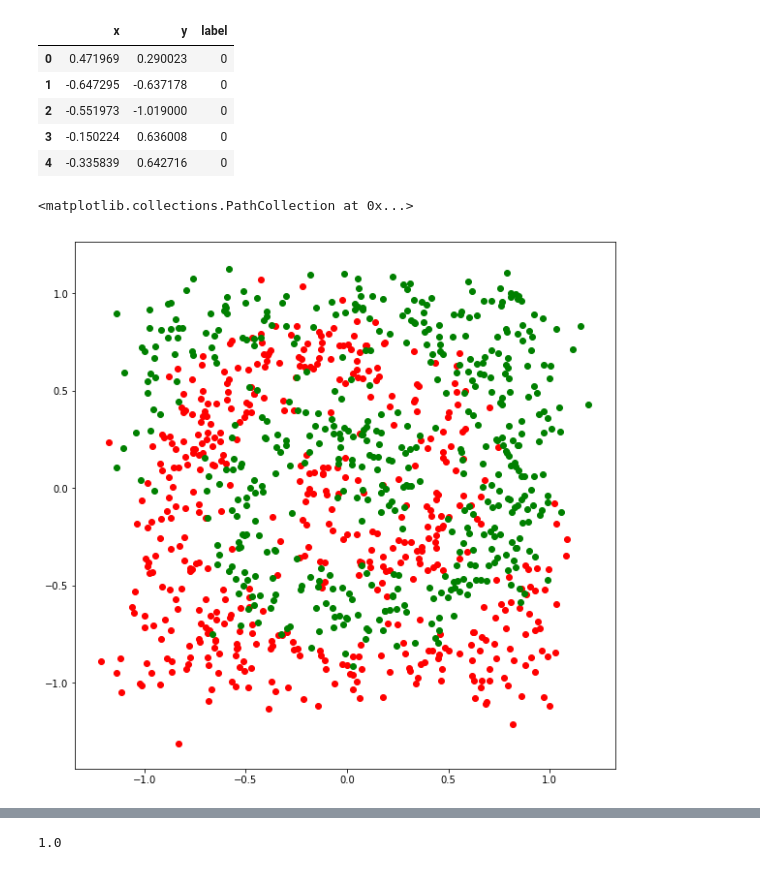
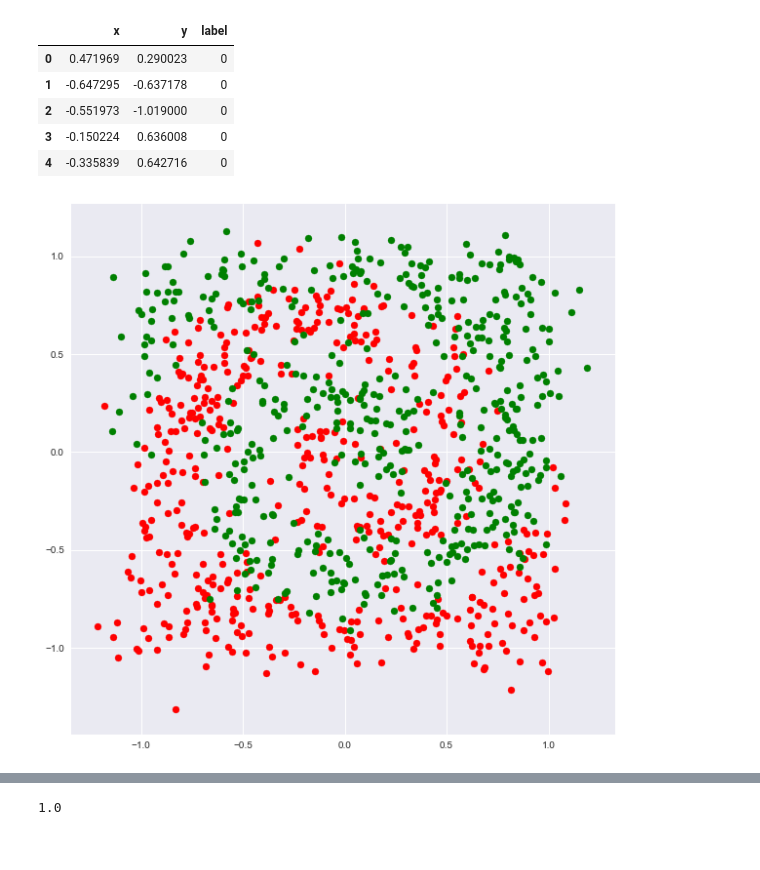
Before and after one commit to mitbal/sidu, a Jupyter notebook: sepatukemah/S2 - Classification.ipynb, the cells around one changed output, grey strips where cells are left out. Cells and saved outputs as stored; diff of their text form; code cells hidden in the pictures.

```diff
--- a/sepatukemah/S2 - Classification.ipynb
+++ b/sepatukemah/S2 - Classification.ipynb
@@ -108,14 +130,12 @@ medium.head()
 | 2 | -0.551973 | -1.019000 | 0 |
 | 3 | -0.150224 | 0.636008 | 0 |
 | 4 | -0.335839 | 0.642716 | 0 |
-# %%
-fig, ax = plt.subplots(figsize=(10, 10))
-
-ax.scatter(x='x', y='y', data=medium[medium['label'] == 0], color='red')
-ax.scatter(x='x', y='y', data=medium[medium['label'] == 1], color='green')
-# %% [output]
-<matplotlib.collections.PathCollection at 0x...>
-[figure, removed]
+# %%
+fig, ax = plt.subplots(figsize=(10, 10))
+
+plot_dataset(medium, ax)
+# %% [output]
+[figure, added]
 # %%
 # This should be interesting
 logreg2 = LogisticRegression()
```
Also changed, not shown: parts of 43 cells of this notebook.
